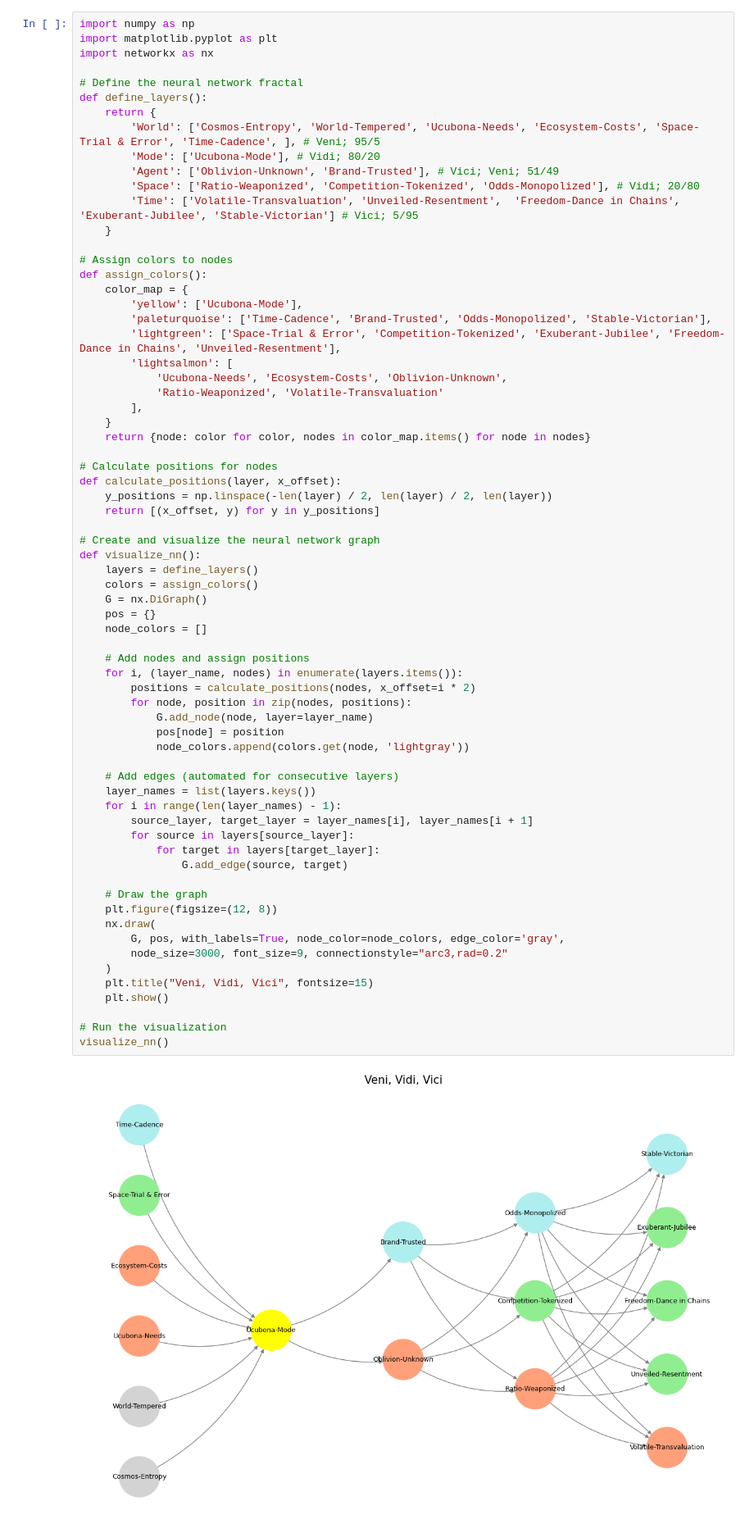
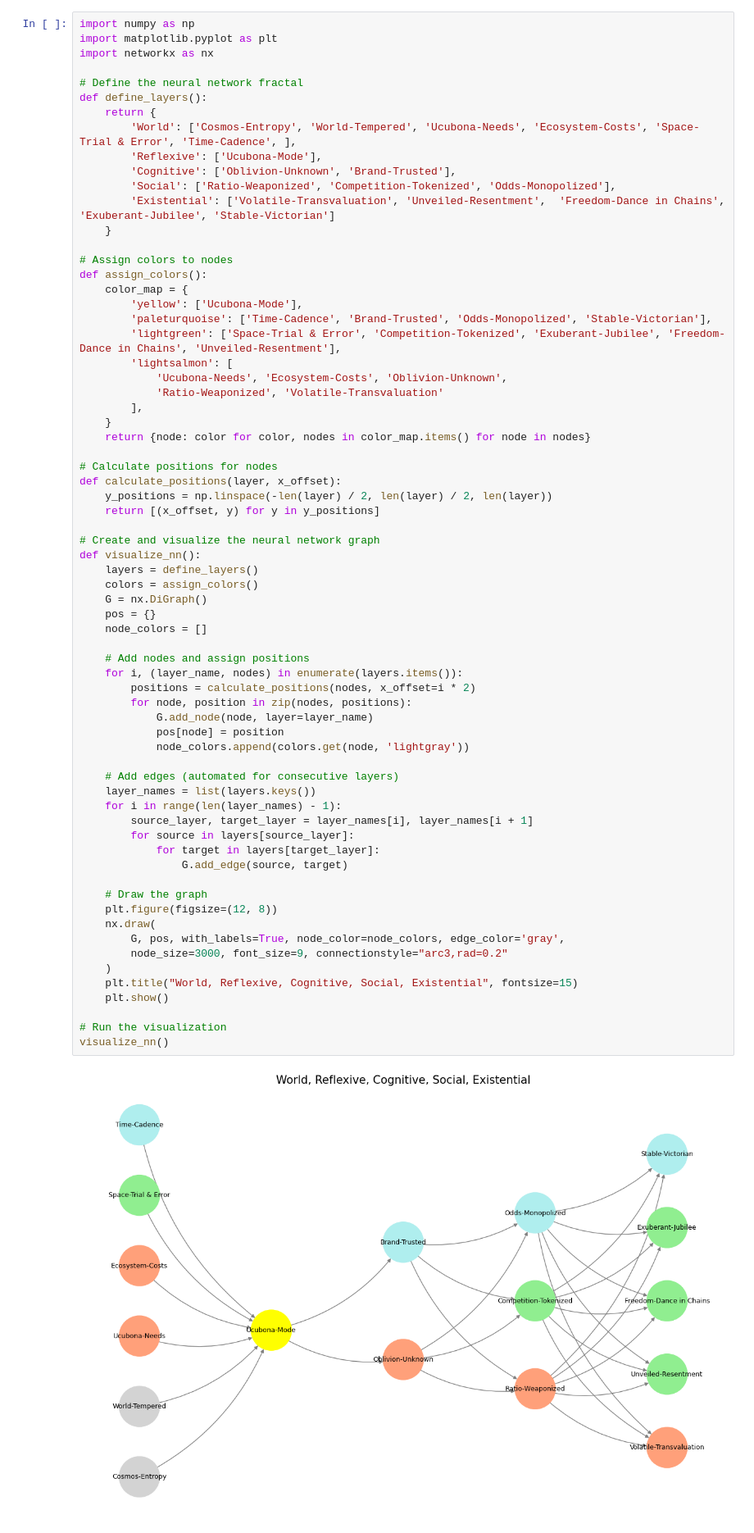
Before and after one commit to abikesa/sonora, a Jupyter notebook: kitabo/ensi/_build/jupyter_execute/act3/part2/part2_3.ipynb, the cells around one changed output. Shown at 82% size. Saved outputs shown, nothing was run; the diff lists cells and outputs as text.

Commit message:
world, reflexive, cognitive, social, existential

````diff
--- a/kitabo/ensi/_build/jupyter_execute/act3/part2/part2_3.ipynb
+++ b/kitabo/ensi/_build/jupyter_execute/act3/part2/part2_3.ipynb
@@ -22,11 +22,11 @@ import networkx as nx
 # Define the neural network fractal
 def define_layers():
     return {
-        'World': ['Cosmos-Entropy', 'World-Tempered', 'Ucubona-Needs', 'Ecosystem-Costs', 'Space-Trial & Error', 'Time-Cadence', ], # Veni; 95/5
-        'Mode': ['Ucubona-Mode'], # Vidi; 80/20
-        'Agent': ['Oblivion-Unknown', 'Brand-Trusted'], # Vici; Veni; 51/49
-        'Space': ['Ratio-Weaponized', 'Competition-Tokenized', 'Odds-Monopolized'], # Vidi; 20/80
-        'Time': ['Volatile-Transvaluation', 'Unveiled-Resentment',  'Freedom-Dance in Chains', 'Exuberant-Jubilee', 'Stable-Victorian'] # Vici; 5/95
+        'World': ['Cosmos-Entropy', 'World-Tempered', 'Ucubona-Needs', 'Ecosystem-Costs', 'Space-Trial & Error', 'Time-Cadence', ],
+        'Reflexive': ['Ucubona-Mode'],
+        'Cognitive': ['Oblivion-Unknown', 'Brand-Trusted'],
+        'Social': ['Ratio-Weaponized', 'Competition-Tokenized', 'Odds-Monopolized'],
+        'Existential': ['Volatile-Transvaluation', 'Unveiled-Resentment',  'Freedom-Dance in Chains', 'Exuberant-Jubilee', 'Stable-Victorian']
     }
 
 # Assign colors to nodes
@@ -55,35 +55,35 @@ def visualize_nn():
     pos = {}
     node_colors = []
 
     # Add nodes and assign positions
     for i, (layer_name, nodes) in enumerate(layers.items()):
         positions = calculate_positions(nodes, x_offset=i * 2)
         for node, position in zip(nodes, positions):
             G.add_node(node, layer=layer_name)
             pos[node] = position
             node_colors.append(colors.get(node, 'lightgray'))
 
     # Add edges (automated for consecutive layers)
     layer_names = list(layers.keys())
     for i in range(len(layer_names) - 1):
         source_layer, target_layer = layer_names[i], layer_names[i + 1]
         for source in layers[source_layer]:
             for target in layers[target_layer]:
                 G.add_edge(source, target)
 
     # Draw the graph
     plt.figure(figsize=(12, 8))
     nx.draw(
         G, pos, with_labels=True, node_color=node_colors, edge_color='gray',
         node_size=3000, font_size=9, connectionstyle="arc3,rad=0.2"
     )
-    plt.title("Veni, Vidi, Vici", fontsize=15)
+    plt.title("World, Reflexive, Cognitive, Social, Existential", fontsize=15)
     plt.show()
 
 # Run the visualization
 visualize_nn()
 # %% [output]
-[figure, old version]
+[figure, new version]
 # %% [markdown]
 ```{figure} ../../figures/blanche.*
 ---
````
Also changed, not shown: 6 other files.
